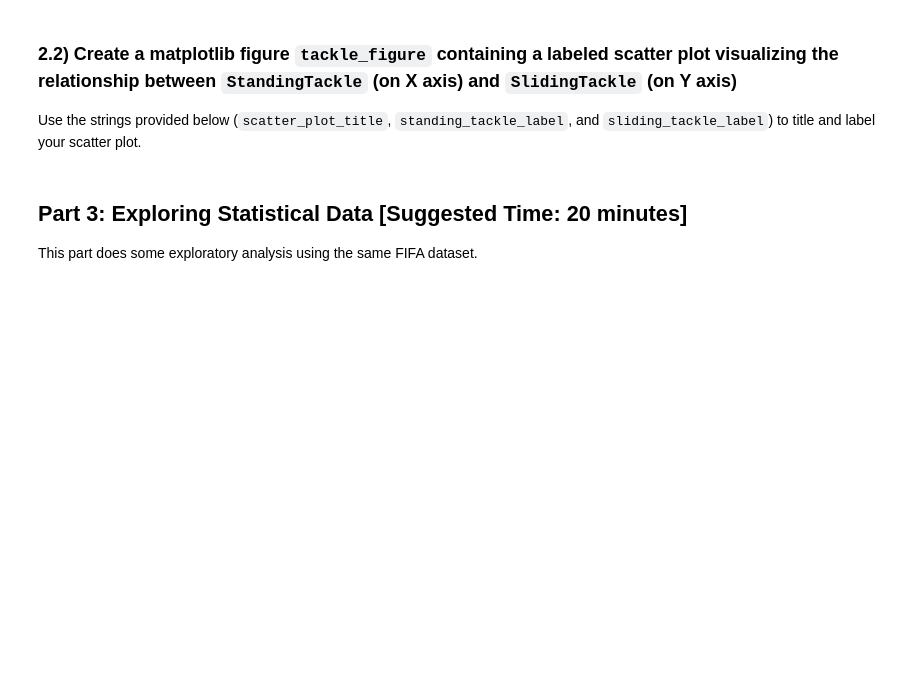
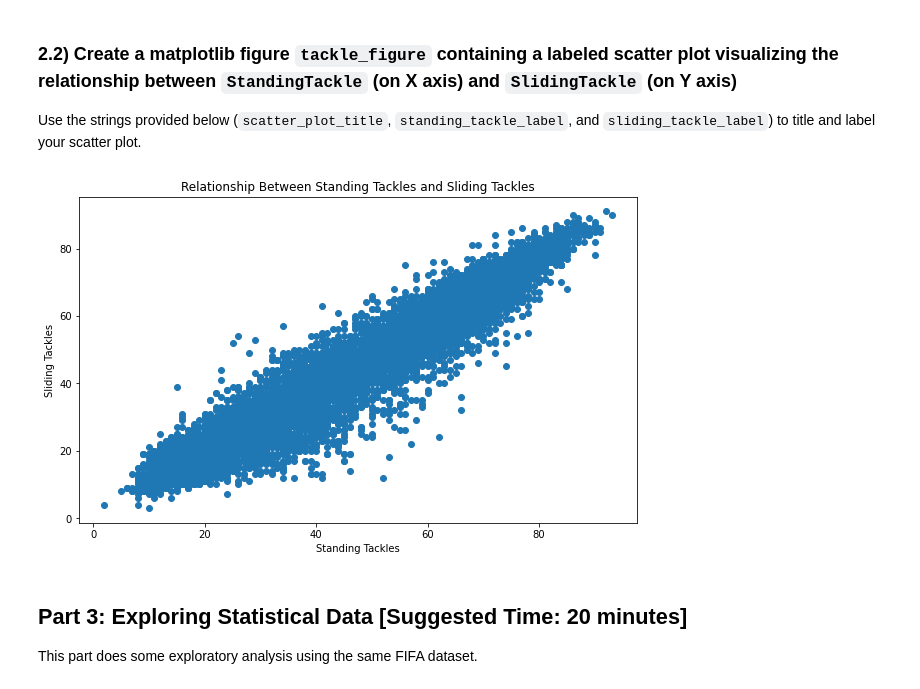
Before and after one commit to mduncan23/ntl01-dtsc-live-103122, a Jupyter notebook: 1Phase/CodeChallenge/index.ipynb, the cells around one changed output. Cells and saved outputs as stored; diff of their text form; code cells hidden in the pictures; blank space fills up the shorter version.

```diff
--- a/1Phase/CodeChallenge/index.ipynb
+++ b/1Phase/CodeChallenge/index.ipynb
@@ -137,13 +122,19 @@ Use the strings provided below (`scatter_plot_title`, `standing_tackle_label`, a
 # %%
 # CodeGrade step2.2
 
 scatter_plot_title = 'Relationship Between Standing Tackles and Sliding Tackles'
 standing_tackle_label = 'Standing Tackles'
 sliding_tackle_label = 'Sliding Tackles'
 
 tackle_figure, ax = plt.subplots(figsize=(10, 6))
 
 # Your code here
+ax.scatter(x=df['StandingTackle'], y=df['SlidingTackle'])
+ax.set_title(scatter_plot_title)
+ax.set_xlabel(standing_tackle_label)
+ax.set_ylabel(sliding_tackle_label);
+# %% [output]
+[figure, added]
 # %% [markdown]
 ## Part 3: Exploring Statistical Data [Suggested Time: 20 minutes]
 This part does some exploratory analysis using the same FIFA dataset.
```
Also changed, not shown: parts of 11 cells of this notebook.
